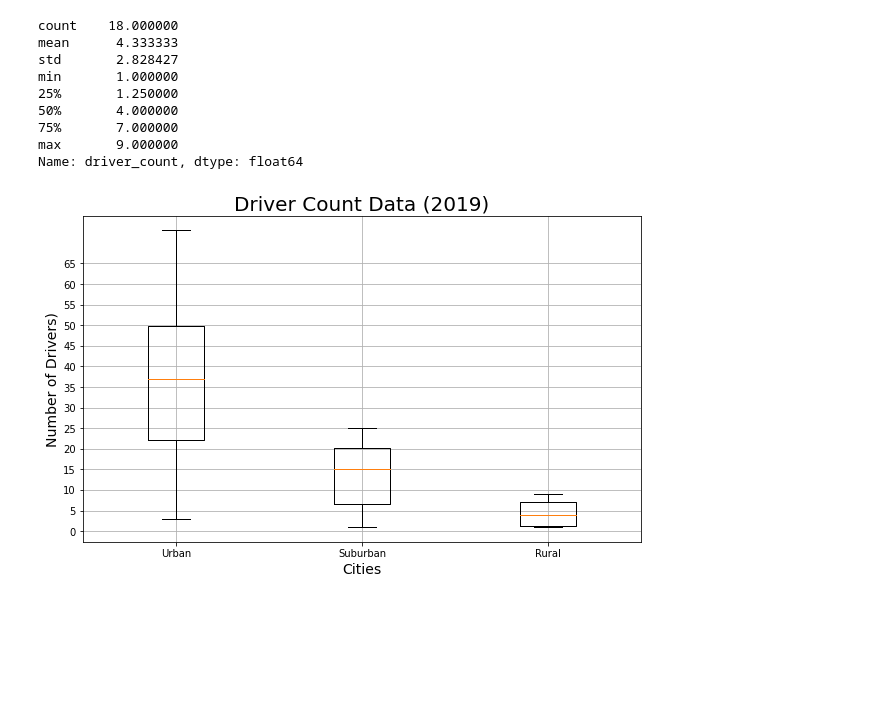
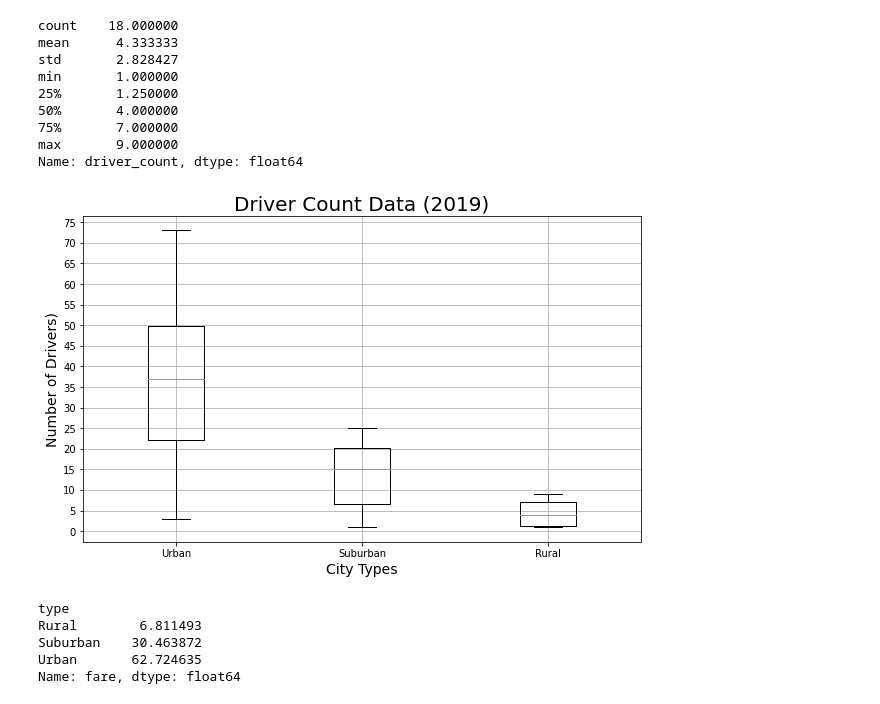
Before and after one commit to Tyler-Foreman/PyBer_Analysis, a Jupyter notebook: PyBer.ipynb, the cells around one changed output. Saved outputs shown, nothing was run; the diff lists cells and outputs as text; code cells hidden in the pictures; blank space fills up the shorter version.

```diff
--- a/PyBer.ipynb
+++ b/PyBer.ipynb
@@ -859,15 +859,26 @@ Name: driver_count, dtype: float64
 # %%
 # Create the box-and-whisker plot for the all cities driver count data.
 x_labels = ["Urban", "Suburban", "Rural"]
 city_driver_count = [urban_drivers, suburban_drivers, rural_drivers]
 fig, ax = plt.subplots(figsize=(10,6))
 ax.boxplot(city_driver_count ,labels=x_labels)
 # Add the title, y-axis label and grid.
 ax.set_title('Driver Count Data (2019)', fontsize=20)
-ax.set_xlabel('Cities', fontsize=14)
+ax.set_xlabel('City Types', fontsize=14)
 ax.set_ylabel('Number of Drivers)', fontsize=14)
-ax.set_yticks(np.arange(0, 75, step=5.0))
+ax.set_yticks(np.arange(0, 80, step=5.0))
 ax.grid()
+plt.savefig('analysis/Fig4.png')
 plt.show()
 # %% [output]
-[figure, old version]
+[figure, new version]
+# %%
+# Calculate the percentage of fare for each city type.
+type_percents = 100 * pyber_data_df.groupby(["type"]).sum()["fare"] / pyber_data_df["fare"].sum()
+type_percents
+# %% [output]
+type
+Rural        6.811493
+Suburban    30.463872
+Urban       62.724635
+Name: fare, dtype: float64
```
Also changed, not shown: parts of 1 cell of this notebook, 2 other files.
